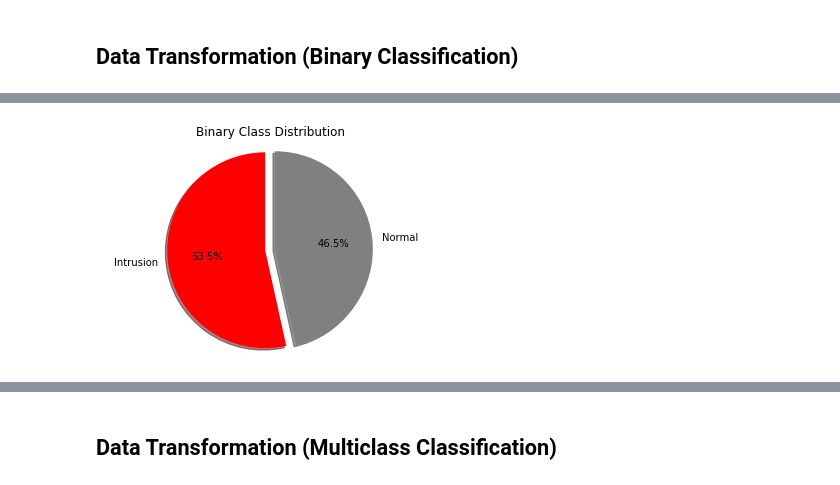
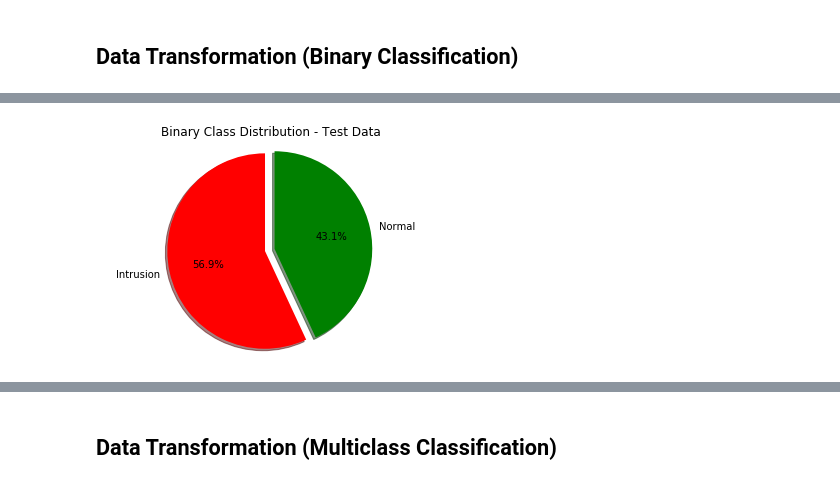
Before and after one commit to rojinadeuja/NSL-KDD-Network-Security, a Jupyter notebook: 01-Exploratory-Data-Analysis.ipynb, the cells around one changed output, grey strips where cells are left out. Saved outputs shown, nothing was run; the diff lists cells and outputs as text; code cells hidden in the pictures.

```diff
--- a/01-Exploratory-Data-Analysis.ipynb
+++ b/01-Exploratory-Data-Analysis.ipynb
@@ -211,12 +238,12 @@ test_df['is_intrusion'] = test_attack
 # %%
 labels = 'Intrusion', 'Normal'
 explode = [ 0.1, 0] # Only explode the intrusions ie first value
 
-plt.pie(train_df['is_intrusion'].value_counts(), labels=labels, explode=explode, autopct='%1.1f%%',
-        colors =['red', 'grey'], shadow= True, startangle = 90, a)
+plt.pie(test_df['is_intrusion'].value_counts(), labels=labels, explode=explode, autopct='%1.1f%%',
+        colors =['red', 'green'], shadow= True, startangle = 90)
 
 plt.axis('equal') # Ensures that pie is a circle
-plt.title('Binary Class Distribution')
+plt.title('Binary Class Distribution - Test Data')
 plt.show()
 # %% [output]
-[figure, old version]
+[figure, new version]
```
Also changed, not shown: parts of 3 cells of this notebook.
